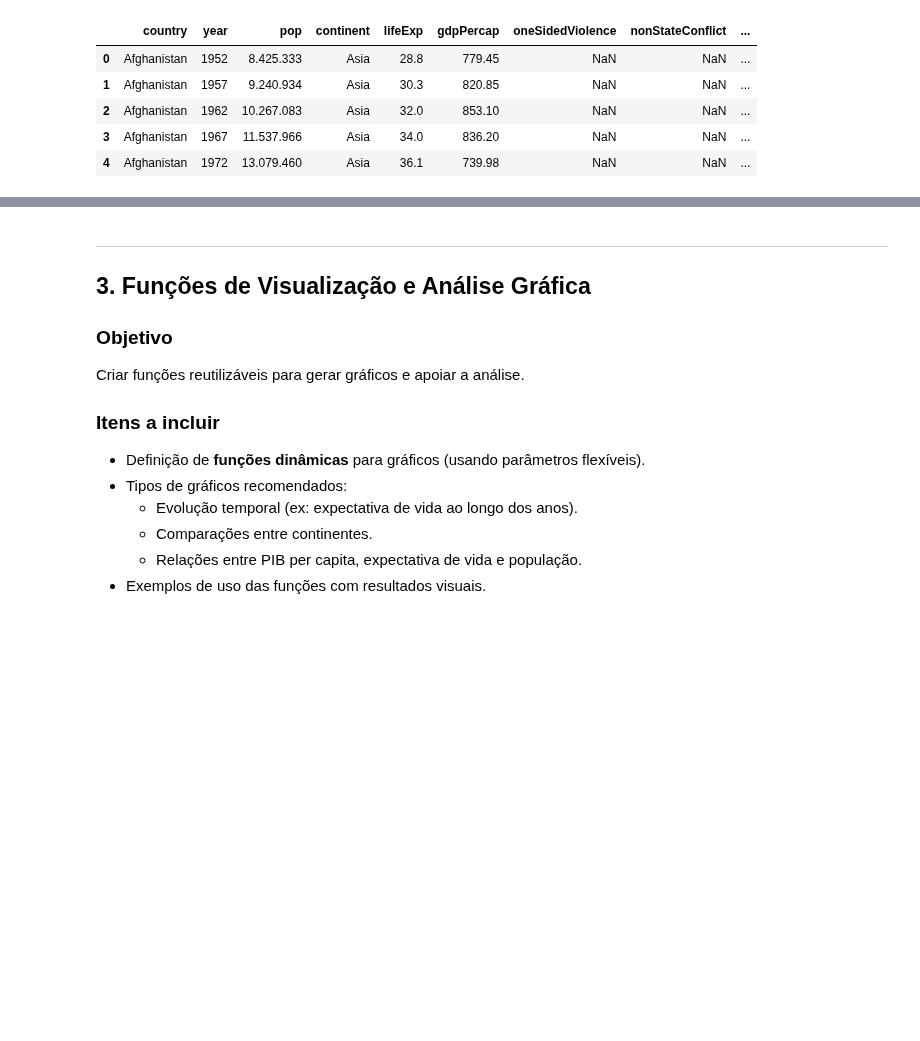
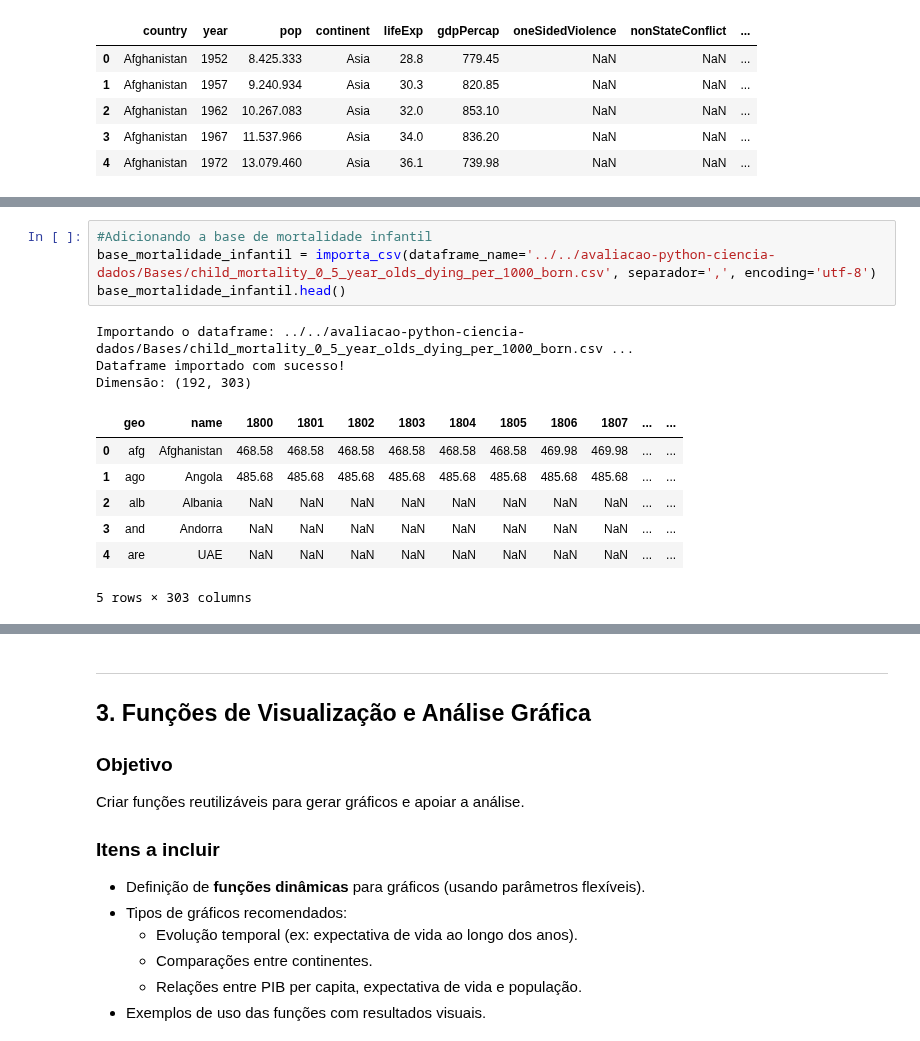
Before and after one commit to brunobgcardoso/avaliacao-python-ciencia-dados, a Jupyter notebook: src/Principal.ipynb, the cells around one changed output, grey strips where cells are left out. Saved outputs shown, nothing was run; the diff lists cells and outputs as text; blank space fills up the shorter version.

```diff
--- a/src/Principal.ipynb
+++ b/src/Principal.ipynb
@@ -324,0 +335,15 @@ Dimensão: (1704, 12)
+# %%
+#Adicionando a base de mortalidade infantil
+base_mortalidade_infantil = importa_csv(dataframe_name='../../avaliacao-python-ciencia-dados/Bases/child_mortality_0_5_year_olds_dying_per_1000_born.csv', separador=',', encoding='utf-8')
+base_mortalidade_infantil.head()
+# %% [output]
+Importando o dataframe: ../../avaliacao-python-ciencia-dados/Bases/child_mortality_0_5_year_olds_dying_per_1000_born.csv ...
+Dataframe importado com sucesso!
+Dimensão: (192, 303)
+|  | geo | name | 1800 | 1801 | 1802 | 1803 | 1804 | 1805 | 1806 | 1807 | ... | ... |
+| 0 | afg | Afghanistan | 468.58 | 468.58 | 468.58 | 468.58 | 468.58 | 468.58 | 469.98 | 469.98 | ... | ... |
+| 1 | ago | Angola | 485.68 | 485.68 | 485.68 | 485.68 | 485.68 | 485.68 | 485.68 | 485.68 | ... | ... |
+| 2 | alb | Albania | NaN | NaN | NaN | NaN | NaN | NaN | NaN | NaN | ... | ... |
+| 3 | and | Andorra | NaN | NaN | NaN | NaN | NaN | NaN | NaN | NaN | ... | ... |
+| 4 | are | UAE | NaN | NaN | NaN | NaN | NaN | NaN | NaN | NaN | ... | ... |
+5 rows × 303 columns
```
Also changed, not shown: parts of 16 cells of this notebook, 7 other files.
